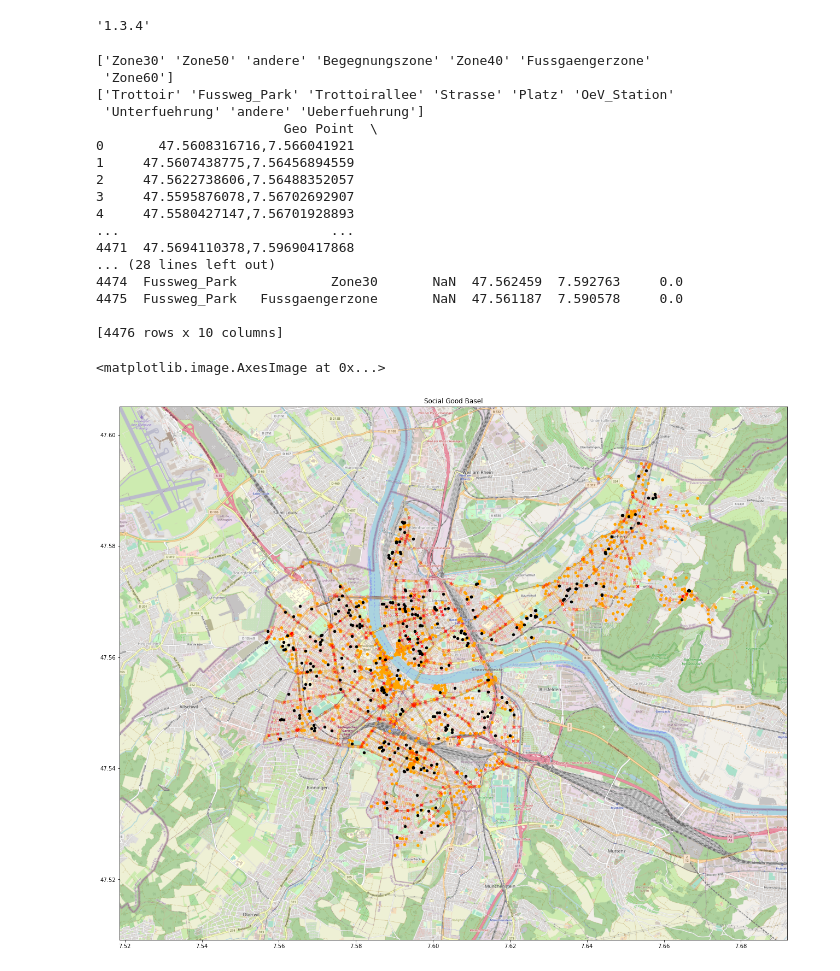
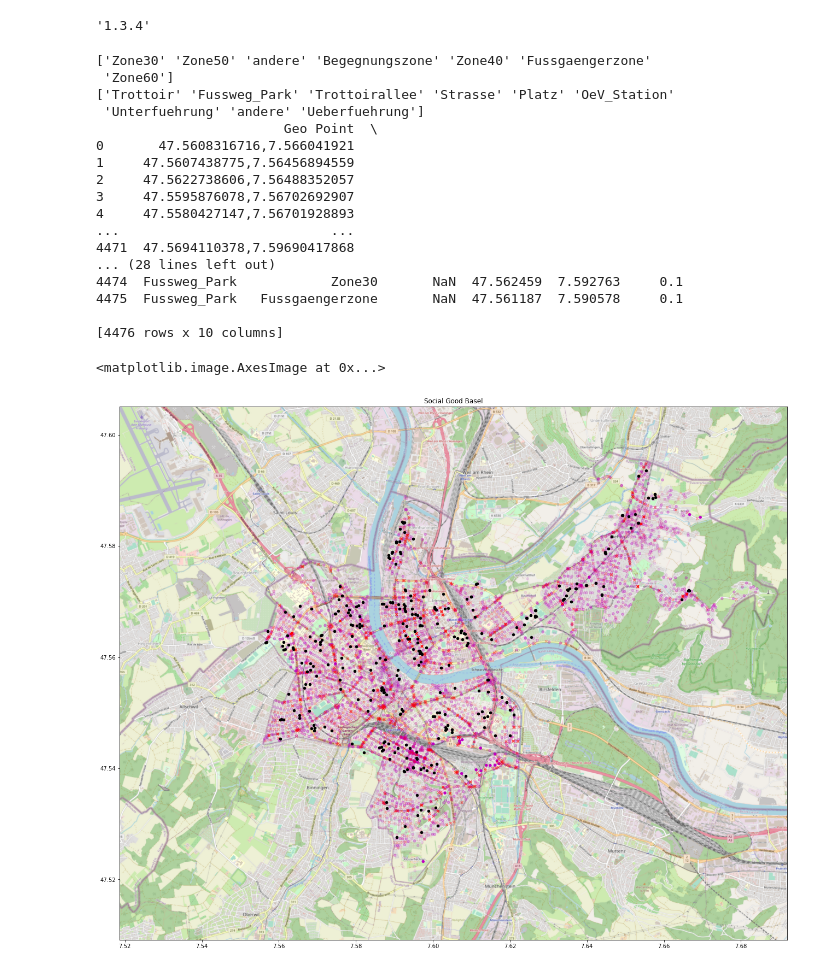
Before and after one commit to simonlaube/SocialGood, a Jupyter notebook: project/main.ipynb, the cells around one changed output. Drawn from its saved outputs; the diff is of its cells as text; code cells hidden in the pictures.

Commit message:
added Strassenuebergange_FW

```diff
--- a/project/main.ipynb
+++ b/project/main.ipynb
@@ -26,14 +26,27 @@ ssfw['long'] = [float (x) for x in ssfw['long']]
 ssfw['lat'] = [float (x) for x in ssfw['lat']]
 print(ssfw['Strassenkategorie'].unique())
 print(ssfw['Fusswegtyp'].unique())
-ssfw['danger'] = np.where(ssfw['Fusswegtyp'] == 'Fussweg_Park', 0.0,
-             np.where((ssfw['Fusswegtyp'] == 'Trottoir') & (ssfw['Strassenkategorie'] == 'Zone30'), 0.1,
-             np.where((ssfw['Fusswegtyp'] == 'Trottoir') & (ssfw['Strassenkategorie'] == 'Zone40'), 0.2,
-             np.where((ssfw['Fusswegtyp'] == 'Trottoir') & (ssfw['Strassenkategorie'] == 'Zone50'), 0.3,
-             np.where((ssfw['Fusswegtyp'] == 'Trottoir') & (ssfw['Strassenkategorie'] == 'Zone60'), 0.4,
-             np.where((ssfw['Fusswegtyp'] == 'Fussweg_Park'), 0.1,
-             np.where((ssfw['Fusswegtyp'] == 'Trottoirallee'), 0.2,
-             1.0)))))))
+kat = [0.1, 0.2, 0.3, 1, 0.0]
+
+ssfw['danger'] = np.where(ssfw['Fusswegtyp'] == 'Fussweg_Park', kat[0],
+             np.where((ssfw['Fusswegtyp'] == 'Platz'), kat[0],
+             np.where((ssfw['Strassenkategorie'] == 'Begegnungszone'), kat[1],
+             np.where((ssfw['Strassenkategorie'] == 'Fussgaengerzone'), kat[1],
+             np.where((ssfw['Fusswegtyp'] == 'Trottoirallee') & (ssfw['Strassenkategorie'] == 'Zone30'), kat[1],
+             np.where((ssfw['Fusswegtyp'] == 'Trottoirallee') & (ssfw['Strassenkategorie'] == 'Zone40'), kat[1],
+             np.where((ssfw['Fusswegtyp'] == 'Trottoir') & (ssfw['Strassenkategorie'] == 'Zone30'), kat[1],
+             np.where((ssfw['Fusswegtyp'] == 'Trottoir') & (ssfw['Strassenkategorie'] == 'Zone40'), kat[1],
+             np.where((ssfw['Fusswegtyp'] == 'Trottoir'), kat[2],
+             np.where((ssfw['Fusswegtyp'] == 'Trottoirallee'), kat[2],
+             np.where((ssfw['Strassenkategorie'] == 'Zone30'), kat[2],
+             np.where((ssfw['Fusswegtyp'] == 'OeV_Station'), kat[2],
+             np.where((ssfw['Fusswegtyp'] == 'Unterfuehrung'), kat[2],
+             np.where((ssfw['Fusswegtyp'] == 'Ueberfuehrung') & (ssfw['Strassenkategorie'] == 'Zone30'), kat[2],
+             np.where((ssfw['Fusswegtyp'] == 'Ueberfuehrung') & (ssfw['Strassenkategorie'] == 'Zone40'), kat[2],
+             np.where((ssfw['Fusswegtyp'] == 'Strasse') & (ssfw['Strassenkategorie'] == 'andere'), kat[4],
+             np.where((ssfw['Fusswegtyp'] == 'Strasse'), kat[3],
+             np.where((ssfw['Fusswegtyp'] == 'Ueberfuehrung'), kat[3],
+             kat[4]))))))))))))))))))
 print(ssfw)
 
 sssq = pd.read_csv('datasets/SchulwegSicherheit_SQ.csv', sep=';')
@@ -74,38 +87,38 @@ minlong = 7.51860244653
 BBox = ((minlong, maxlong, minlat, maxlat))
 img = Image.open('resources/map.png')
 fig, ax = plt.pyplot.subplots(figsize = (2188 / 100,1795 / 100))
 
-ax.scatter(ssfw.long, ssfw.lat, zorder=1, c='orange', s=20, alpha=ssfw['danger'])
+ax.scatter(ssfw.long, ssfw.lat, zorder=1, c='m', s=20, alpha=ssfw['danger'])
 ax.scatter(sssq.long, sssq.lat, zorder=1, c='red', s=20, alpha=sssq['Bewertung'], marker='x')
 
 ax.scatter(ssbs.long, ssbs.lat, zorder=1, c='black', s=20)
 ax.scatter(ssrb.long, ssrb.lat, zorder=1, c='black', s=20)
 
 ax.set_title('Social Good Basel')
 ax.set_xlim(BBox[0],BBox[1])
 ax.set_ylim(BBox[2],BBox[3])
 
-ax.imshow(img, zorder=0, extent=BBox, aspect='auto')
+ax.imshow(img, zorder=0, extent=BBox, aspect='auto', interpolation='gaussian')
 # %% [output]
 ['Zone30' 'Zone50' 'andere' 'Begegnungszone' 'Zone40' 'Fussgaengerzone'
  'Zone60']
 ['Trottoir' 'Fussweg_Park' 'Trottoirallee' 'Strasse' 'Platz' 'OeV_Station'
  'Unterfuehrung' 'andere' 'Ueberfuehrung']
                         Geo Point  \
 0       47.5608316716,7.566041921
 1     47.5607438775,7.56456894559
 2     47.5622738606,7.56488352057
 3     47.5595876078,7.56702692907
 4     47.5580427147,7.56701928893
 ...                           ...
 4471  47.5694110378,7.59690417868
 ... (28 lines left out)
-4474  Fussweg_Park            Zone30       NaN  47.562459  7.592763     0.0
-4475  Fussweg_Park   Fussgaengerzone       NaN  47.561187  7.590578     0.0
+4474  Fussweg_Park            Zone30       NaN  47.562459  7.592763     0.1
+4475  Fussweg_Park   Fussgaengerzone       NaN  47.561187  7.590578     0.1
 
 [4476 rows x 10 columns]
 <matplotlib.image.AxesImage at 0x...>
-[figure, old version]
+[figure, new version]
 # %%
 crs = {'init' : 'epsg:4326'} # define coordinate reference system
 #geometry = [Point([float (x) for x in list(xy.split(','))]) for xy in ssbs['Geo Point']]
```
